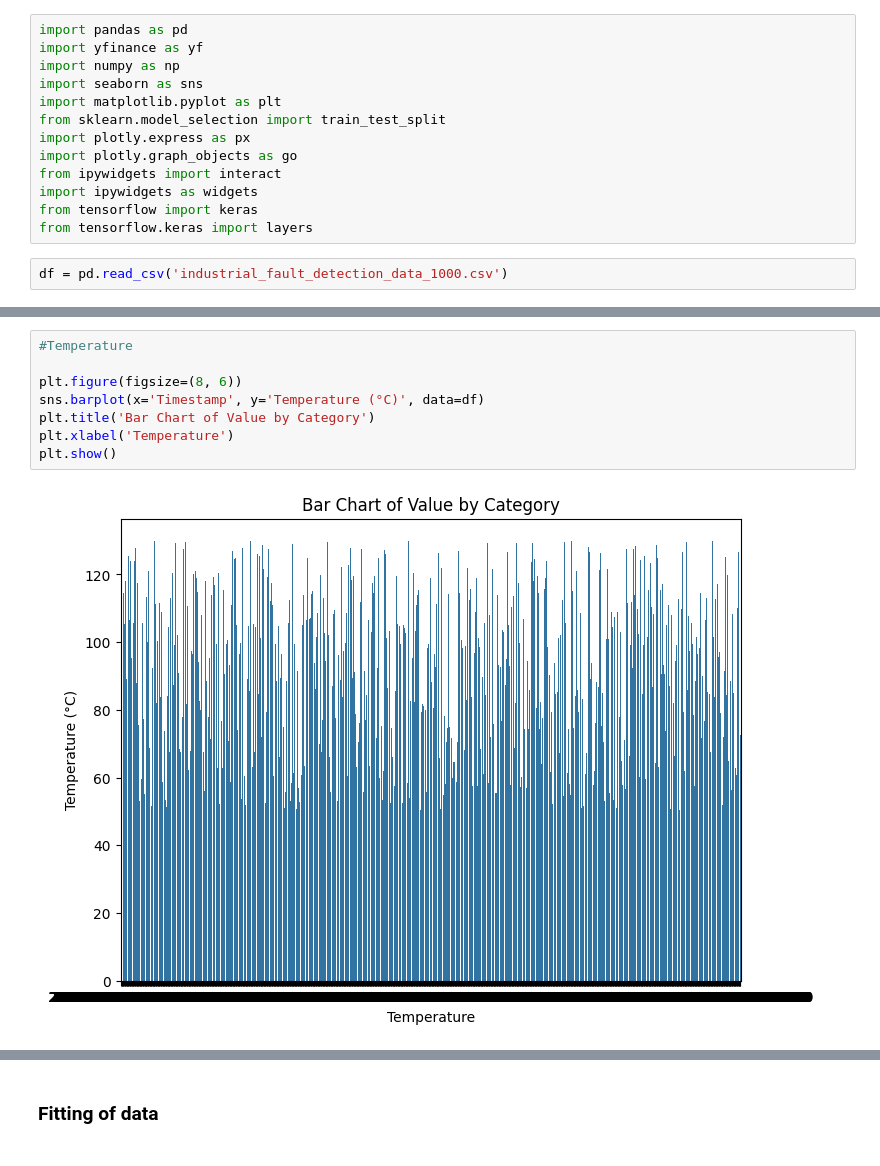
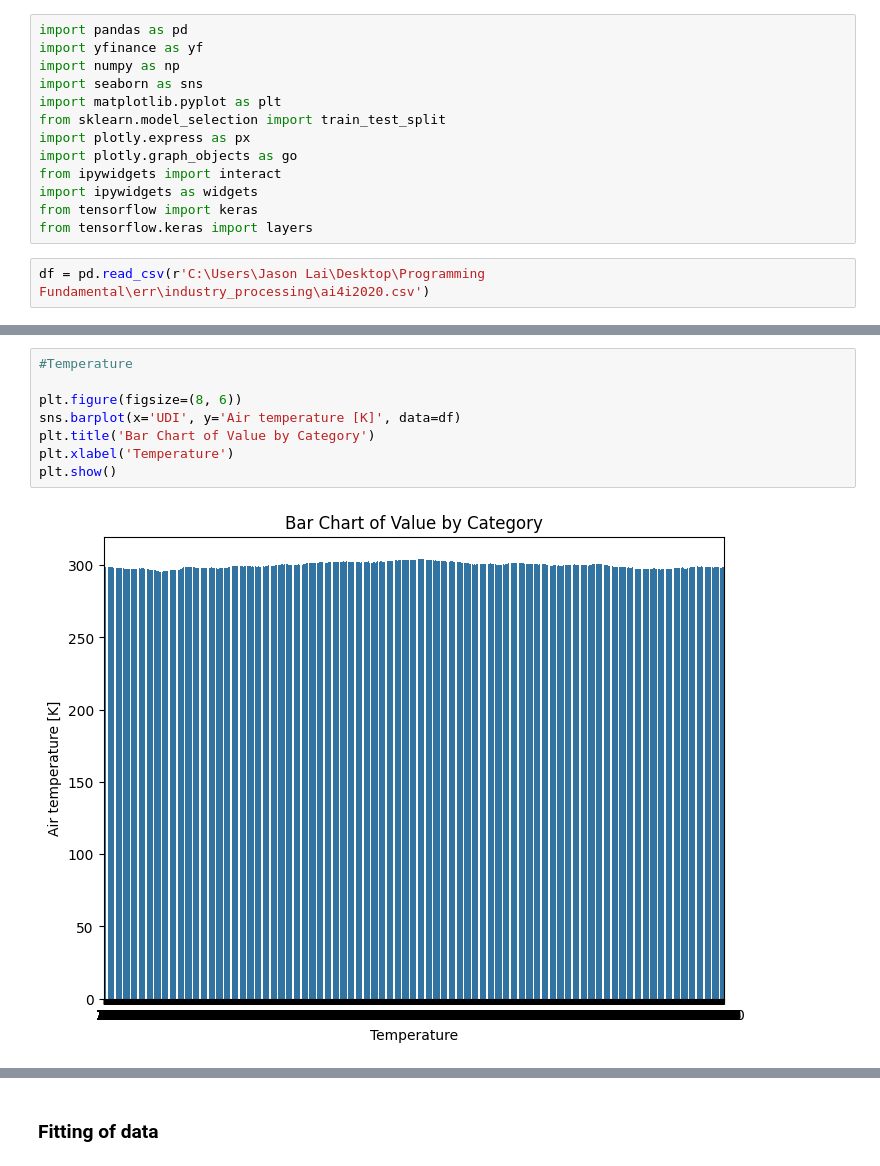
Before and after one commit to adoreblvnk/err, a Jupyter notebook: industry_processing/hackathon.ipynb, the cells around one changed output, grey strips where cells are left out. Cells and saved outputs as stored; diff of their text form.

```diff
--- a/industry_processing/hackathon.ipynb
+++ b/industry_processing/hackathon.ipynb
@@ -14,7 +14,7 @@ import ipywidgets as widgets
 from tensorflow import keras
 from tensorflow.keras import layers
 # %%
-df = pd.read_csv('industrial_fault_detection_data_1000.csv')
+df = pd.read_csv(r'C:\Users\Jason Lai\Desktop\Programming Fundamental\err\industry_processing\ai4i2020.csv')
 # %%
 df.head()
 # %% [output]
@@ -34,10 +51,10 @@ Name: count, dtype: int64
 # %%
 #Temperature
 
 plt.figure(figsize=(8, 6))
-sns.barplot(x='Timestamp', y='Temperature (°C)', data=df)
+sns.barplot(x='UDI', y='Air temperature [K]', data=df)
 plt.title('Bar Chart of Value by Category')
 plt.xlabel('Temperature')
 plt.show()
 # %% [output]
-[figure, old version]
+[figure, new version]
```
Also changed, not shown: parts of 10 cells of this notebook.
